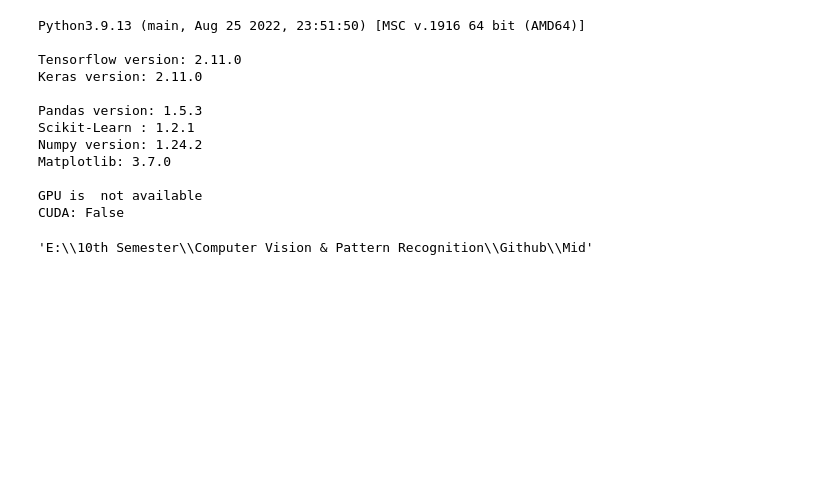
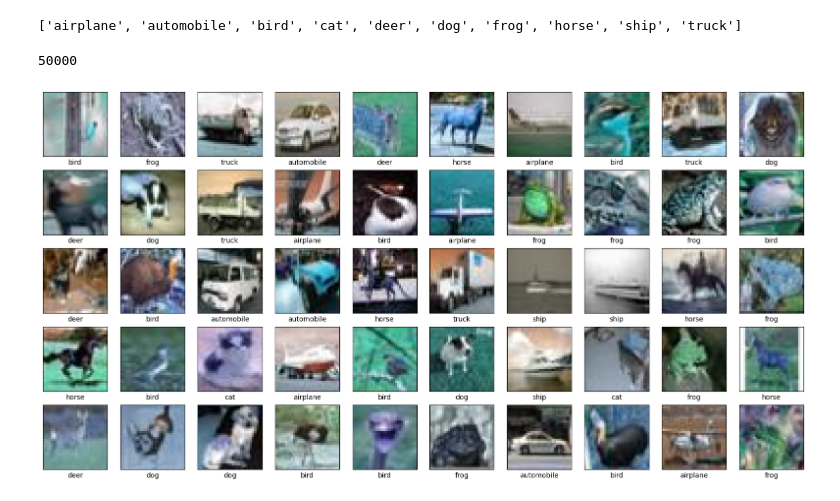
Before and after one commit to Rayied991/CVPR, a Jupyter notebook: Mid/KNN.ipynb, the cells around one changed output. Drawn from its saved outputs; the diff is of its cells as text; code cells hidden in the pictures; blank space fills up the shorter version.

```diff
--- a/Mid/KNN.ipynb
+++ b/Mid/KNN.ipynb
@@ -1,37 +1,41 @@
 # %%
-import sys
-import tensorflow as tf
-import pandas as pd
-import sklearn as sk
+import os
+import random
+import cv2
+from tqdm import tqdm
 import numpy as np
-import matplotlib
-
-print(f"Python{sys.version}")
-print()
-print(f"Tensorflow version: {tf.__version__}")
-print(f"Keras version: {tf.keras.__version__}")
-print()
-print(f"Pandas version: {pd.__version__}")
-print(f"Scikit-Learn : {sk.__version__}")
-print(f"Numpy version: {np.__version__}")
-print(f"Matplotlib: {matplotlib.__version__}")
-print()
-print("GPU is ", "available" if tf.config.list_physical_devices('GPU') else "not available")
-print(f"CUDA: {tf.test.is_built_with_cuda()}")
+import matplotlib.pyplot as plt
-# %% [output]
-Python3.9.13 (main, Aug 25 2022, 23:51:50) [MSC v.1916 64 bit (AMD64)]
-
-Tensorflow version: 2.11.0
-Keras version: 2.11.0
-
-Pandas version: 1.5.3
-Scikit-Learn : 1.2.1
-Numpy version: 1.24.2
-Matplotlib: 3.7.0
-
-GPU is  not available
-CUDA: False
 # %%
-pwd
+TRAIN_DIR = 'E:/10th Semester/Computer Vision & Pattern Recognition/Dataset/CIFAR-10-images/train'
+CATEGORIES = []
+for c in os.listdir(TRAIN_DIR):
+    CATEGORIES.append(c)
+print(CATEGORIES)
 # %% [output]
-'E:\\10th Semester\\Computer Vision & Pattern Recognition\\Github\\Mid'
+['airplane', 'automobile', 'bird', 'cat', 'deer', 'dog', 'frog', 'horse', 'ship', 'truck']
+# %%
+TRAIN_DATA = []
+for c in CATEGORIES:
+    path = os.path.join(TRAIN_DIR,c)
+    class_num = CATEGORIES.index(c)
+    for img in tqdm(os.listdir(path)):
+        img_arr = cv2.imread(os.path.join(path,img))
+        TRAIN_DATA.append([img_arr, class_num])
+print(len(TRAIN_DATA))
+# %% [output]
+50000
+# %%
+random.shuffle(TRAIN_DATA)
+plt.figure(figsize=(20,10))
+
+for i in range(50):
+    plt.subplot(5,10,i+1)
+    plt.imshow(TRAIN_DATA[i][0])
+    plt.xlabel(CATEGORIES[TRAIN_DATA[i][1]])
+    plt.xticks([])
+    plt.yticks([])
+    if i==50:
+        break
+plt.show()
+# %% [output]
+[figure, added]
```
Also changed, not shown: parts of 2 cells of this notebook.
